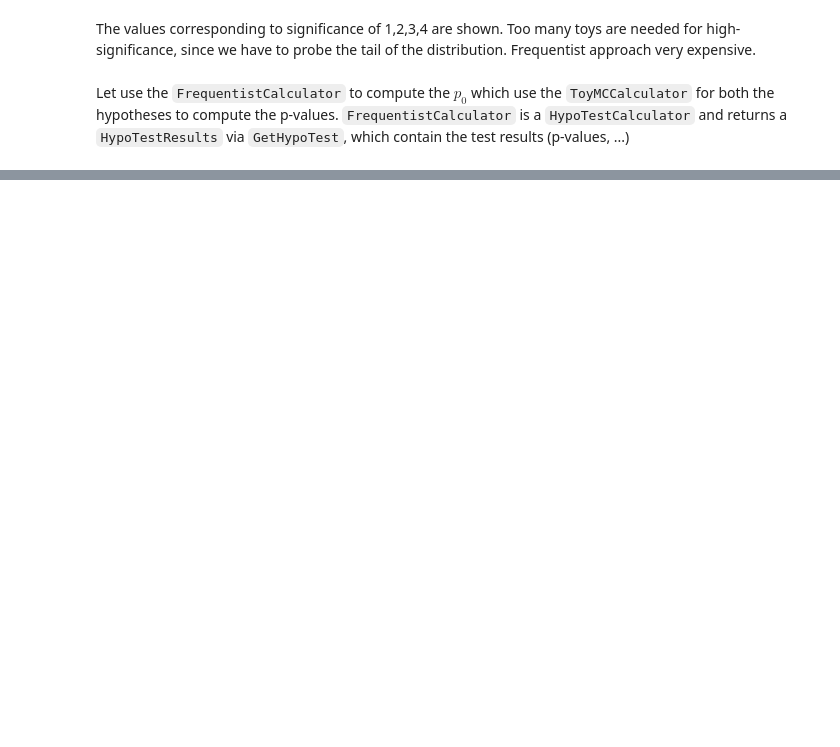
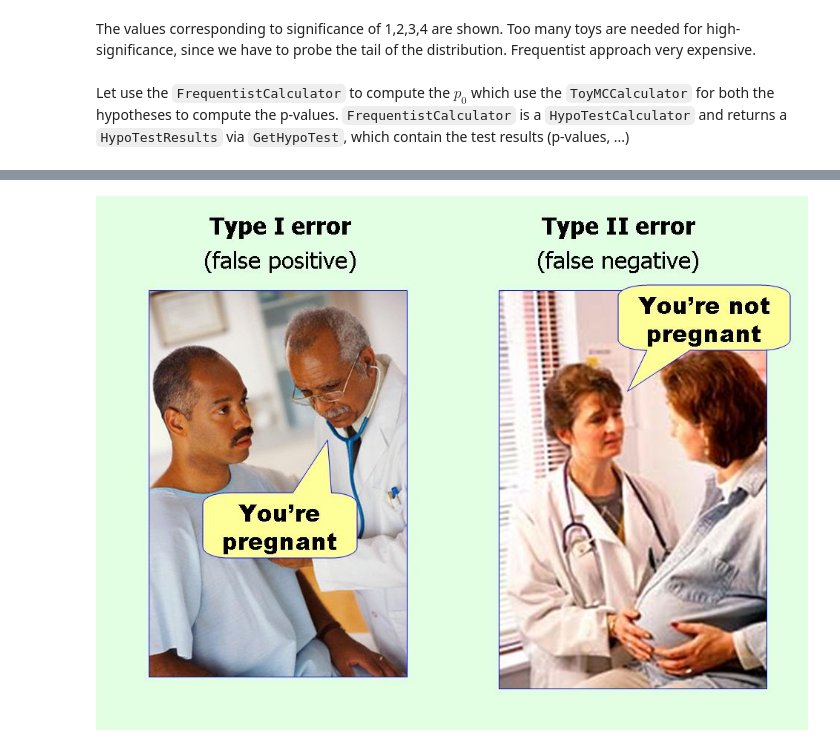
Before and after one commit to wiso/StatisticsLectures, a Jupyter notebook: Lecture1.ipynb, the cells around one changed output, grey strips where cells are left out. Saved outputs shown, nothing was run; the diff lists cells and outputs as text; code cells hidden in the pictures; blank space fills up the shorter version.

```diff
--- a/Lecture1.ipynb
+++ b/Lecture1.ipynb
@@ -522,0 +492,4 @@ $\sqrt{2(n \log(n/b) + b - n)} = 3.39$
+# %%
+Image("img/type-i-and-type-ii-errors.jpg", width="70%")  # from https://effectsizefaq.files.wordpress.com/2010/05/type-i-and-type-ii-errors.jpg
+# %% [output]
+[figure, added]
```
Also changed, not shown: parts of 25 cells of this notebook, 1 other file.
